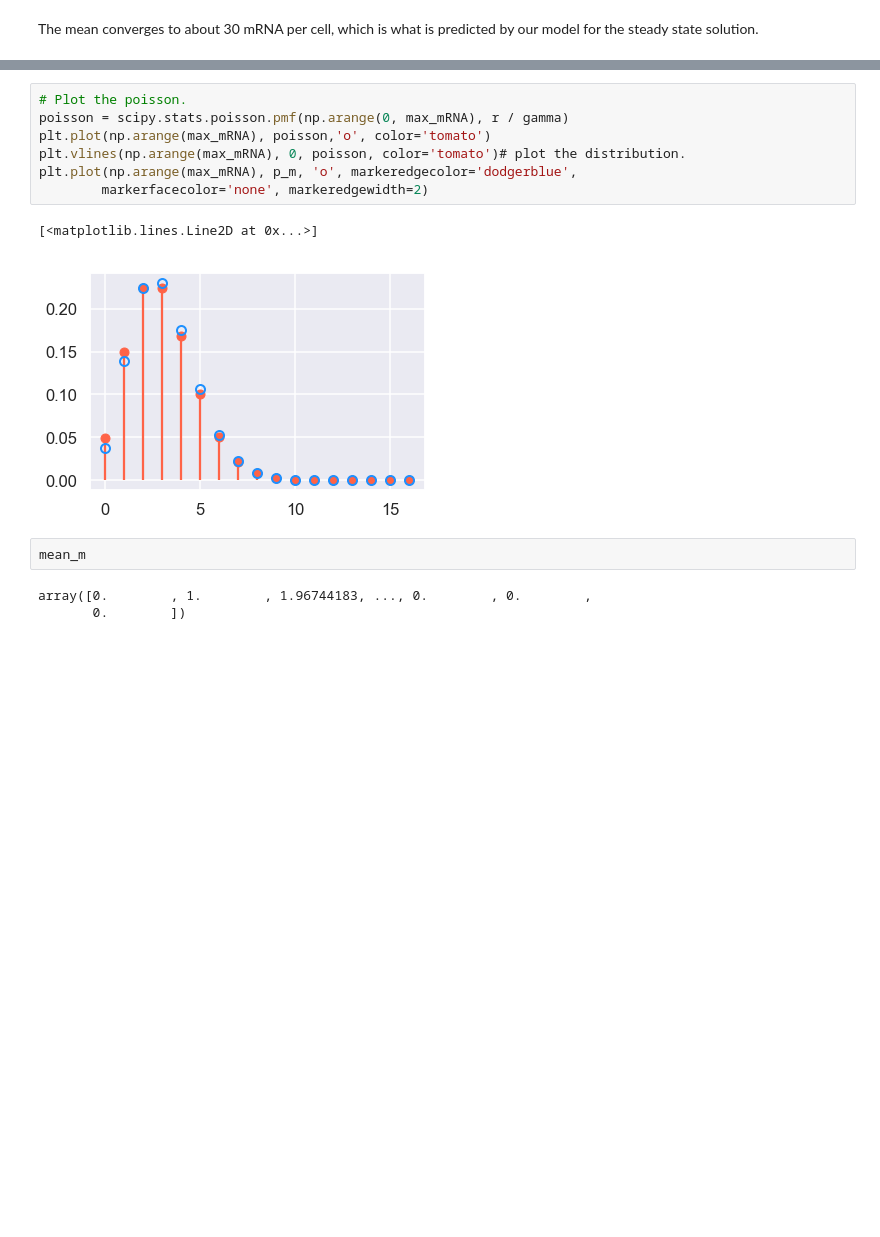
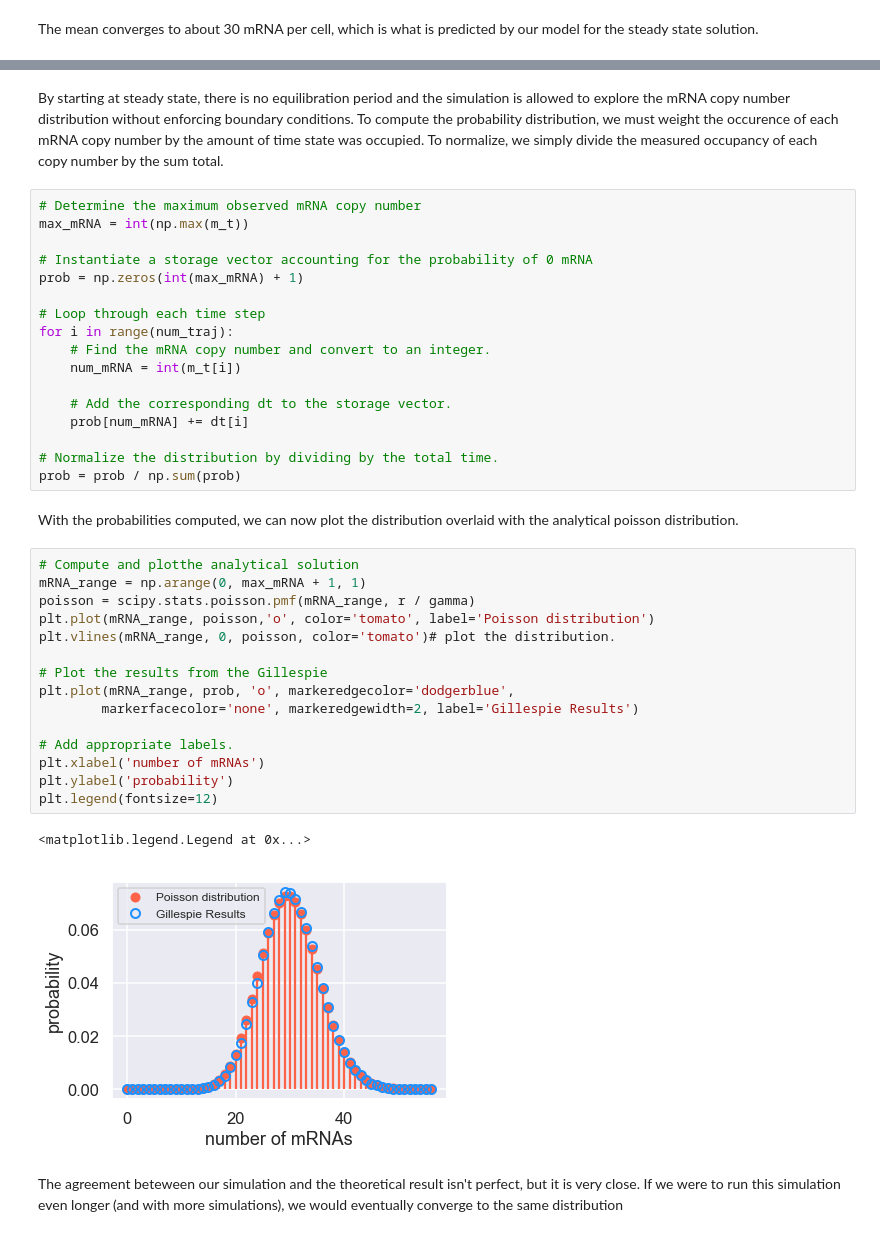
Before and after one commit to RPGroup-PBoC/ncbs_pboc, a Jupyter notebook: code/t06_gillespie_algorithm.ipynb, the cells around one changed output, grey strips where cells are left out. Cells and saved outputs as stored; diff of their text form; blank space fills up the shorter version.

Commit message:
Added gillespie tutorial

```diff
--- a/code/t06_gillespie_algorithm.ipynb
+++ b/code/t06_gillespie_algorithm.ipynb
@@ -247,15 +247,41 @@ p_m = p_m / np.sum(p_m)
+# %% [markdown]
+By starting at steady state, there is no equilibration period and the simulation is allowed to explore the mRNA copy number distribution without enforcing boundary conditions. To compute the probability distribution, we must weight the occurence of each mRNA copy number by the amount of time state was occupied. To normalize, we simply divide the measured occupancy of each copy number by the sum total.
+# %%
+# Determine the maximum observed mRNA copy number
+max_mRNA = int(np.max(m_t))
+
+# Instantiate a storage vector accounting for the probability of 0 mRNA
+prob = np.zeros(int(max_mRNA) + 1)
+
+# Loop through each time step
+for i in range(num_traj):
+    # Find the mRNA copy number and convert to an integer.
+    num_mRNA = int(m_t[i])
+
+    # Add the corresponding dt to the storage vector.
+    prob[num_mRNA] += dt[i]
+
+# Normalize the distribution by dividing by the total time.
+prob = prob / np.sum(prob)
+# %% [markdown]
+With the probabilities computed, we can now plot the distribution overlaid with the analytical poisson distribution.
 # %%
-# Plot the poisson.
-poisson = scipy.stats.poisson.pmf(np.arange(0, max_mRNA), r / gamma)
-plt.plot(np.arange(max_mRNA), poisson,'o', color='tomato')
-plt.vlines(np.arange(max_mRNA), 0, poisson, color='tomato')# plot the distribution.
-plt.plot(np.arange(max_mRNA), p_m, 'o', markeredgecolor='dodgerblue',
-        markerfacecolor='none', markeredgewidth=2)
+# Compute and plotthe analytical solution
+mRNA_range = np.arange(0, max_mRNA + 1, 1)
+poisson = scipy.stats.poisson.pmf(mRNA_range, r / gamma)
+plt.plot(mRNA_range, poisson,'o', color='tomato', label='Poisson distribution')
+plt.vlines(mRNA_range, 0, poisson, color='tomato')# plot the distribution.
+
+# Plot the results from the Gillespie
+plt.plot(mRNA_range, prob, 'o', markeredgecolor='dodgerblue',
+        markerfacecolor='none', markeredgewidth=2, label='Gillespie Results')
+
+# Add appropriate labels.
+plt.xlabel('number of mRNAs')
+plt.ylabel('probability')
+plt.legend(fontsize=12)
 # %% [output]
-[<matplotlib.lines.Line2D at 0x...>]
+<matplotlib.legend.Legend at 0x...>
-[figure, old version]
+[figure, new version]
-# %%
-mean_m
-# %% [output]
-array([0.        , 1.        , 1.96744183, ..., 0.        , 0.        ,
-       0.        ])
+# %% [markdown]
+The agreement beteween our simulation and the theoretical result isn't perfect, but it is very close. If we were to run this simulation even longer (and with more simulations), we would eventually converge to the same distribution
```
Also changed, not shown: parts of 7 cells of this notebook, 5 other files.
